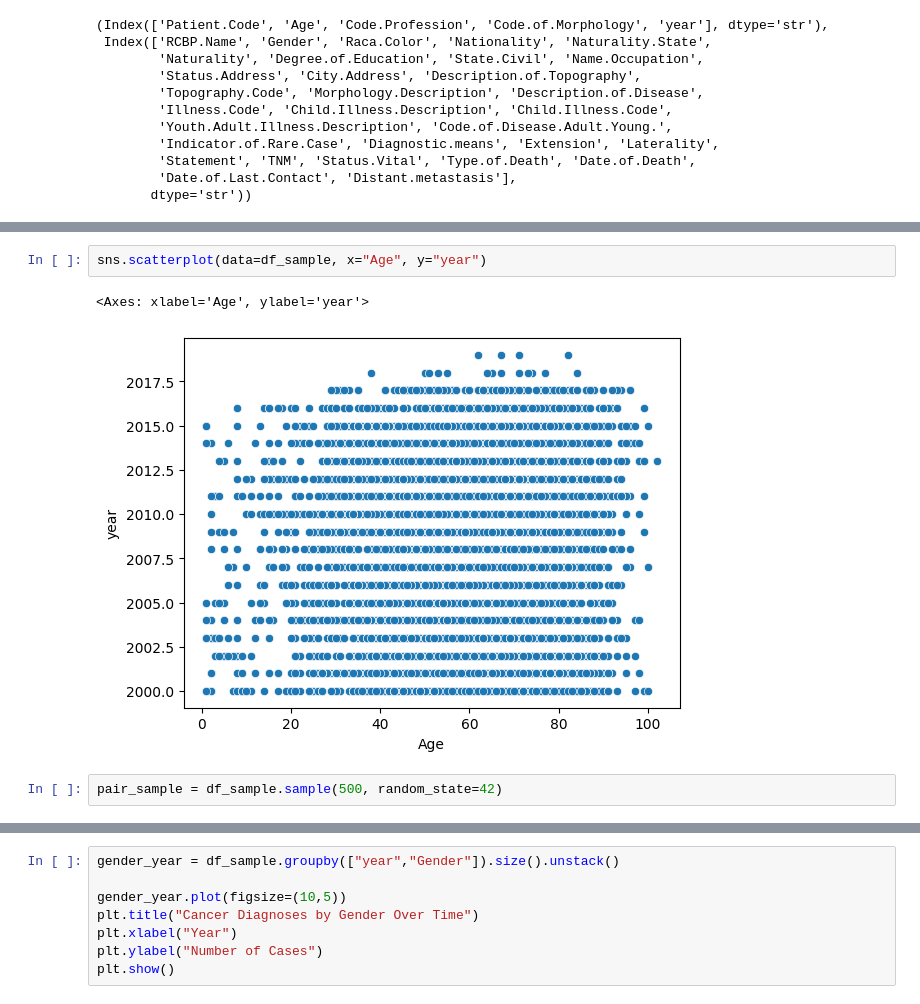
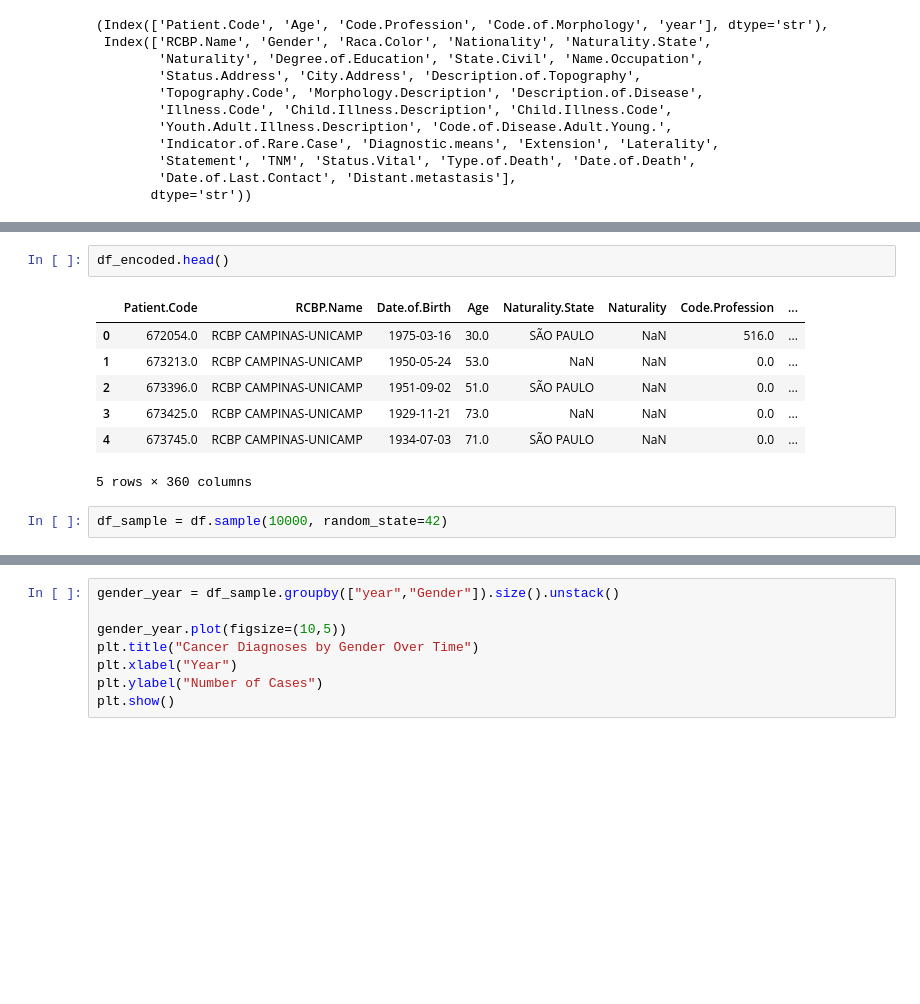
Before and after one commit to mleon22142/DX799-Week-2-Leon, a Jupyter notebook: Week6 (1).ipynb, the cells around one changed output, grey strips where cells are left out. Drawn from its saved outputs; the diff is of its cells as text; blank space fills up the shorter version.

```diff
--- a/Week6 (1).ipynb
+++ b/Week6 (1).ipynb
@@ -212,7 +110,12 @@ dtype: float64
-# %%
-sns.scatterplot(data=df_sample, x="Age", y="year")
-# %% [output]
-<Axes: xlabel='Age', ylabel='year'>
-[figure, removed]
+# %%
+df_encoded.head()
+# %% [output]
+|  | Patient.Code | RCBP.Name | Date.of.Birth | Age | Naturality.State | Naturality | Code.Profession | ... |
+| 0 | 672054.0 | RCBP CAMPINAS-UNICAMP | 1975-03-16 | 30.0 | SÃO PAULO | NaN | 516.0 | ... |
+| 1 | 673213.0 | RCBP CAMPINAS-UNICAMP | 1950-05-24 | 53.0 | NaN | NaN | 0.0 | ... |
+| 2 | 673396.0 | RCBP CAMPINAS-UNICAMP | 1951-09-02 | 51.0 | SÃO PAULO | NaN | 0.0 | ... |
+| 3 | 673425.0 | RCBP CAMPINAS-UNICAMP | 1929-11-21 | 73.0 | NaN | NaN | 0.0 | ... |
+| 4 | 673745.0 | RCBP CAMPINAS-UNICAMP | 1934-07-03 | 71.0 | SÃO PAULO | NaN | 0.0 | ... |
+5 rows × 360 columns
 # %%
-pair_sample = df_sample.sample(500, random_state=42)
+df_sample = df.sample(10000, random_state=42)
```
Also changed, not shown: parts of 27 cells of this notebook.
